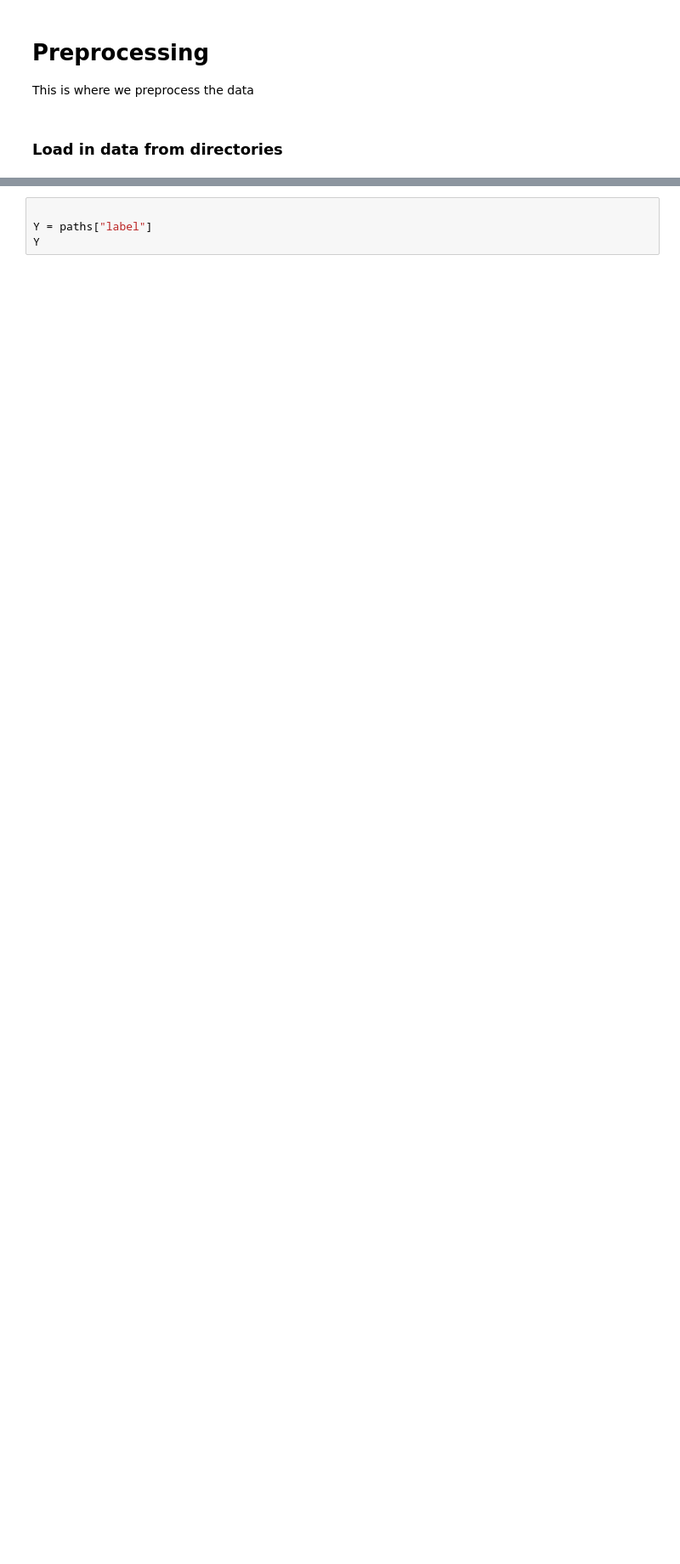
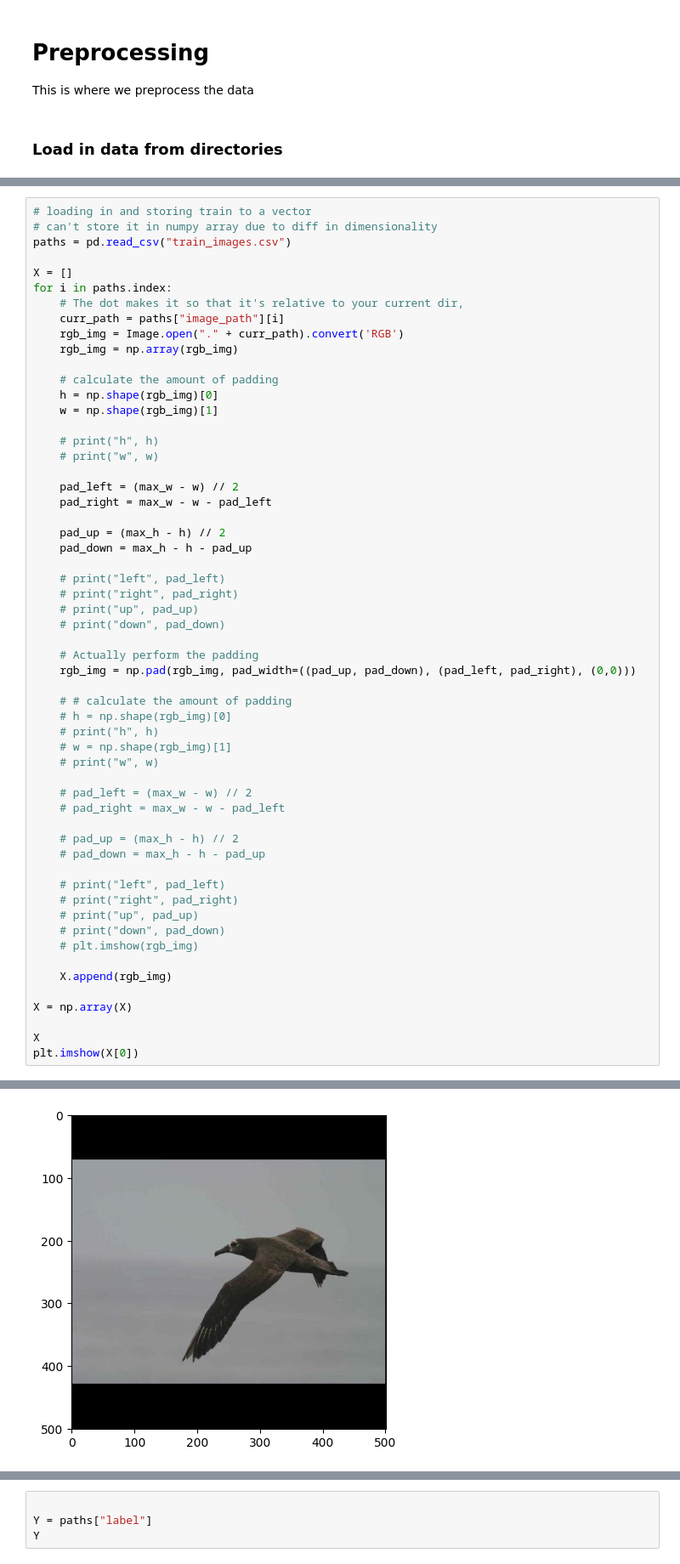
Before and after one commit to YasinKaryagdi/AppliedMLProject, a Jupyter notebook: aml-2025-feathers-in-focus/code.ipynb, the cells around one changed output, grey strips where cells are left out. Shown at 85% size. Cells and saved outputs as stored; diff of their text form; blank space fills up the shorter version.

Commit message:
Added code for preprocessing the data by zero padding and by resizing.
Additionally cleared all output of cells so as to more clearly identify differences in code

```diff
--- a/aml-2025-feathers-in-focus/code.ipynb
+++ b/aml-2025-feathers-in-focus/code.ipynb
@@ -9,0 +57,58 @@ This is where we preprocess the data
+# %%
+# loading in and storing train to a vector
+# can't store it in numpy array due to diff in dimensionality
+paths = pd.read_csv("train_images.csv")
+
+X = []
+for i in paths.index:
+    # The dot makes it so that it's relative to your current dir,
+    curr_path = paths["image_path"][i]
+    rgb_img = Image.open("." + curr_path).convert('RGB')
+    rgb_img = np.array(rgb_img)
+
+    # calculate the amount of padding
+    h = np.shape(rgb_img)[0]
+    w = np.shape(rgb_img)[1]
+
+    # print("h", h)
+    # print("w", w)
+
+    pad_left = (max_w - w) // 2
+    pad_right = max_w - w - pad_left
+
+    pad_up = (max_h - h) // 2
+    pad_down = max_h - h - pad_up
+
+    # print("left", pad_left)
+    # print("right", pad_right)
+    # print("up", pad_up)
+    # print("down", pad_down)
+
+    # Actually perform the padding
+    rgb_img = np.pad(rgb_img, pad_width=((pad_up, pad_down), (pad_left, pad_right), (0,0)))
+
+    # # calculate the amount of padding
+    # h = np.shape(rgb_img)[0]
+    # print("h", h)
+    # w = np.shape(rgb_img)[1]
+    # print("w", w)
+
+    # pad_left = (max_w - w) // 2
+    # pad_right = max_w - w - pad_left
+
+    # pad_up = (max_h - h) // 2
+    # pad_down = max_h - h - pad_up
+
+    # print("left", pad_left)
+    # print("right", pad_right)
+    # print("up", pad_up)
+    # print("down", pad_down)
+    # plt.imshow(rgb_img)
+
+    X.append(rgb_img)
+
+X = np.array(X)
+
+X
+plt.imshow(X[0])
+# %% [output]
@@ -9,0 +128 @@ This is where we preprocess the data
+[figure, added]
```
Also changed, not shown: parts of 8 cells of this notebook.
